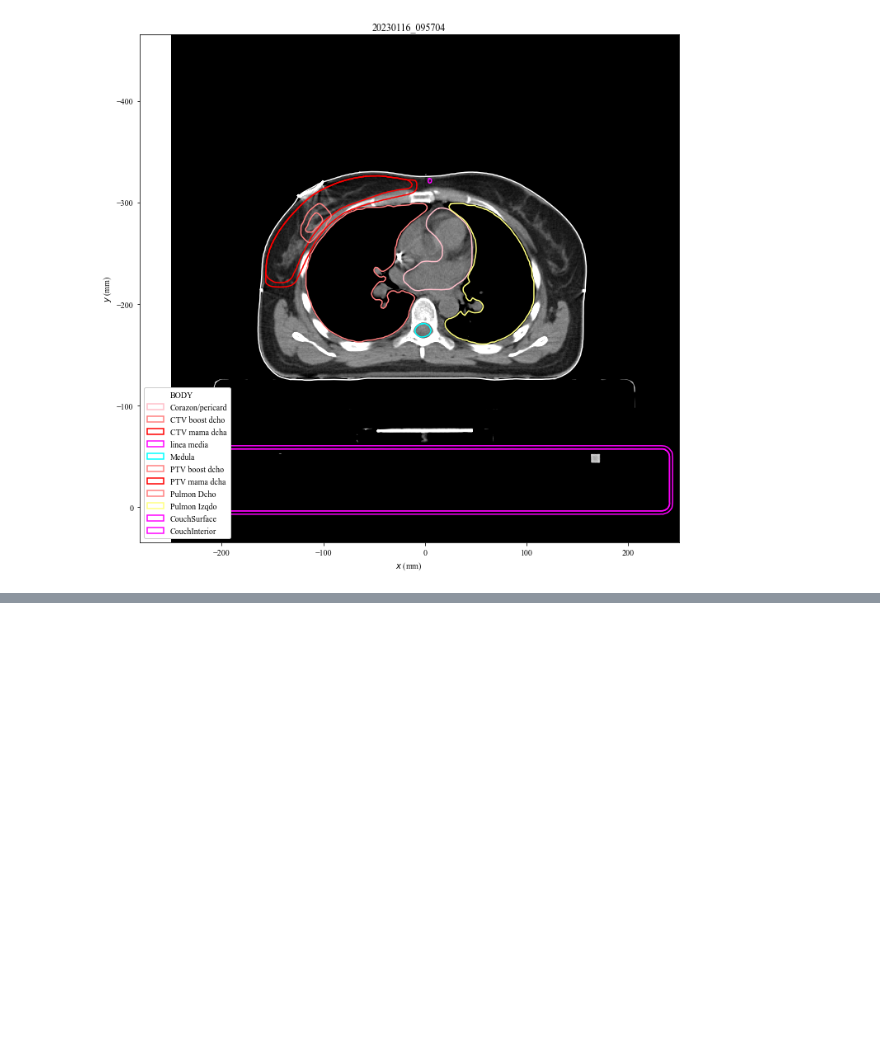
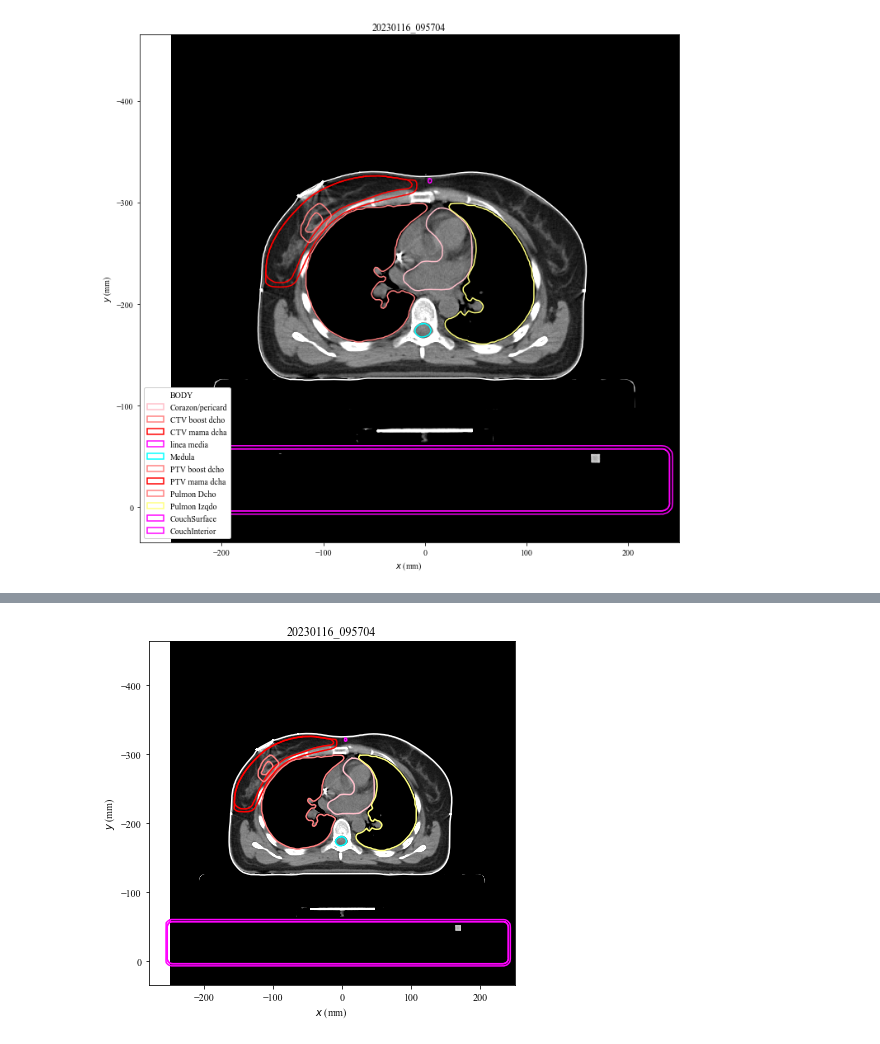
Before and after one commit to csarux/rtviewer, a Jupyter notebook: notebooks/scikit-rt-tests.ipynb, the cells around one changed output, grey strips where cells are left out. Drawn from its saved outputs; the diff is of its cells as text; code cells hidden in the pictures; blank space fills up the shorter version.

```diff
--- a/notebooks/scikit-rt-tests.ipynb
+++ b/notebooks/scikit-rt-tests.ipynb
@@ -43,4 +43,4 @@ im.plot(idx=30, figsize=10, rois='all', legend=True)
 # %%
 from skrt import Patient
 # %%
-pat = Patient('../patients/TestMamaDer001')
+pat = Patient('patients/TestMamaDer001')
@@ -47,4 +69,4 @@ pat = Patient('../patients/TestMamaDer001')
 # %%
 stdy = pat.studies[0]
 # %%
-stdy.ct_structure_sets[0].plot(figsize=10, legend=True, idx=35)
+ss1 = stdy.ct_structure_sets[1]
@@ -57,0 +73,4 @@ AttributeError: Unable to convert the pixel data: one of Pixel Data, Float Pixel
+# %%
+ss1.plot()
+# %% [output]
+[figure, added]
```
Also changed, not shown: parts of 7 cells of this notebook.
